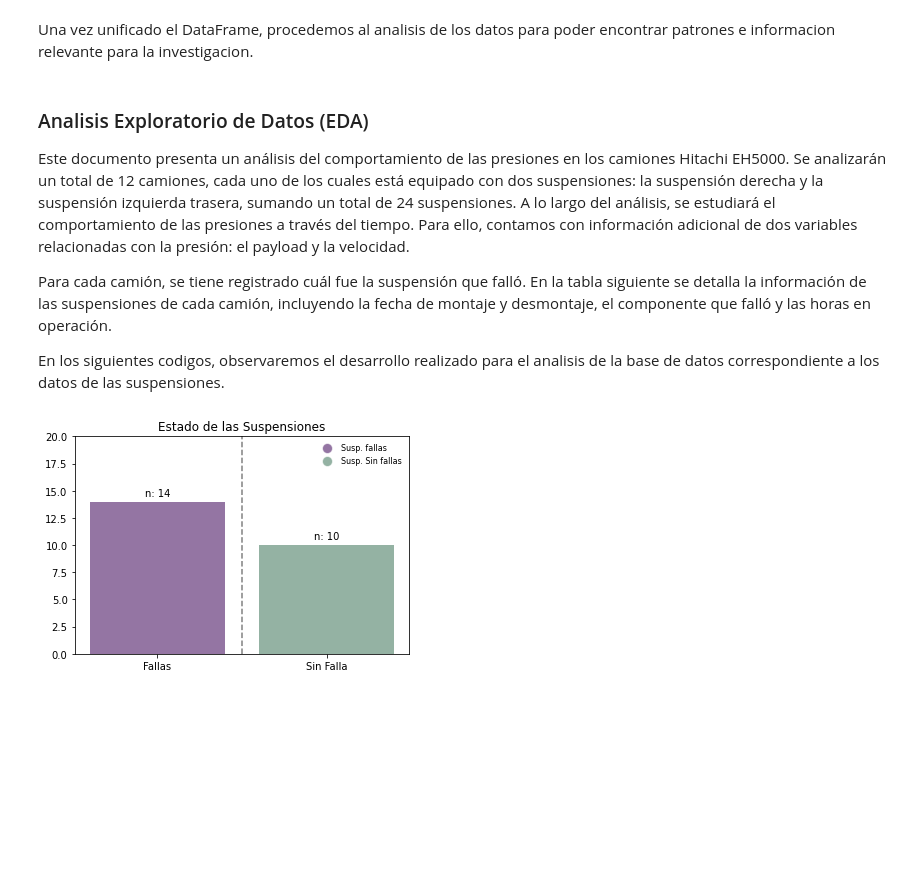
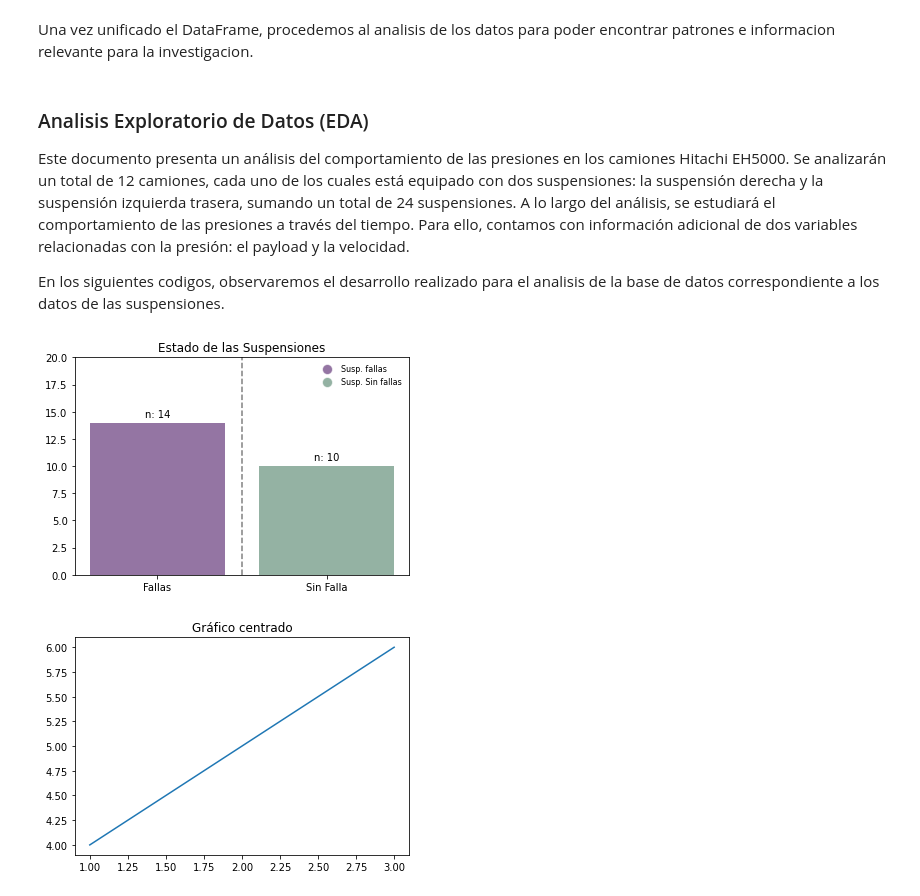
Before and after one commit to Iaibanez/jbook_ml202510, a Jupyter notebook: _sources/notebooks.ipynb, the cells around one changed output. Drawn from its saved outputs; the diff is of its cells as text; code cells hidden in the pictures; blank space fills up the shorter version.

```diff
--- a/_sources/notebooks.ipynb
+++ b/_sources/notebooks.ipynb
@@ -67,39 +69,45 @@ Una vez unificado el DataFrame, procedemos al analisis de los datos para poder e
 
 Este documento presenta un análisis del comportamiento de las presiones en los camiones Hitachi EH5000. Se analizarán un total de 12 camiones, cada uno de los cuales está equipado con dos suspensiones: la suspensión derecha y la suspensión izquierda trasera, sumando un total de 24 suspensiones. A lo largo del análisis, se estudiará el comportamiento de las presiones a través del tiempo. Para ello, contamos con información adicional de dos variables relacionadas con la presión: el payload y la velocidad.
 
-Para cada camión, se tiene registrado cuál fue la suspensión que falló. En la tabla siguiente se detalla la información de las suspensiones de cada camión, incluyendo la fecha de montaje y desmontaje, el componente que falló y las horas en operación.
-
 En los siguientes codigos, observaremos el desarrollo realizado para el analisis de la base de datos correspondiente a los datos de las suspensiones.
 # %%
 import numpy as np
 import matplotlib.pyplot as plt
+from IPython.core.display import display, HTML
 
 # Datos
 names = ["Fallas", "Sin Falla"]
 averages = [14, 10]
 colors = [(0.3, 0.1, 0.4, 0.6), (0.3, 0.5, 0.4, 0.6)]
 
 # Crear el gráfico de barras
 fig, ax = plt.subplots()
 bars = ax.bar(names, averages, color=colors)
 
 # Añadir líneas de referencia
 ax.axvline(x=0.5, color="grey", linestyle="--")
 
 # Añadir texto sobre las barras
 for bar, avg in zip(bars, averages):
     ax.text(bar.get_x() + bar.get_width()/2, avg + 0.5, f"n: {avg}", ha='center', fontsize=10)
 
 # Añadir título
 ax.set_title("Estado de las Suspensiones")
 
 # Añadir leyenda
 legend_labels = ["Susp. fallas", "Susp. Sin fallas"]
 legend_patches = [plt.Line2D([0], [0], marker='o', color='w', markersize=10, markerfacecolor=c) for c in colors]
 ax.legend(legend_patches, legend_labels, loc="upper right", fontsize=8, frameon=False)
 
 # Mostrar el gráfico
 plt.ylim(0, 20)
+display(HTML("<style> .output_png { display: block; margin: auto; } </style>"))
+
+# Crear gráfico
+fig, ax = plt.subplots()
+ax.plot([1, 2, 3], [4, 5, 6])
+ax.set_title("Gráfico centrado")
 plt.show()
 # %% [output]
 [figure]
+[figure, added]
```
Also changed, not shown: parts of 2 cells of this notebook, 3 other files.
